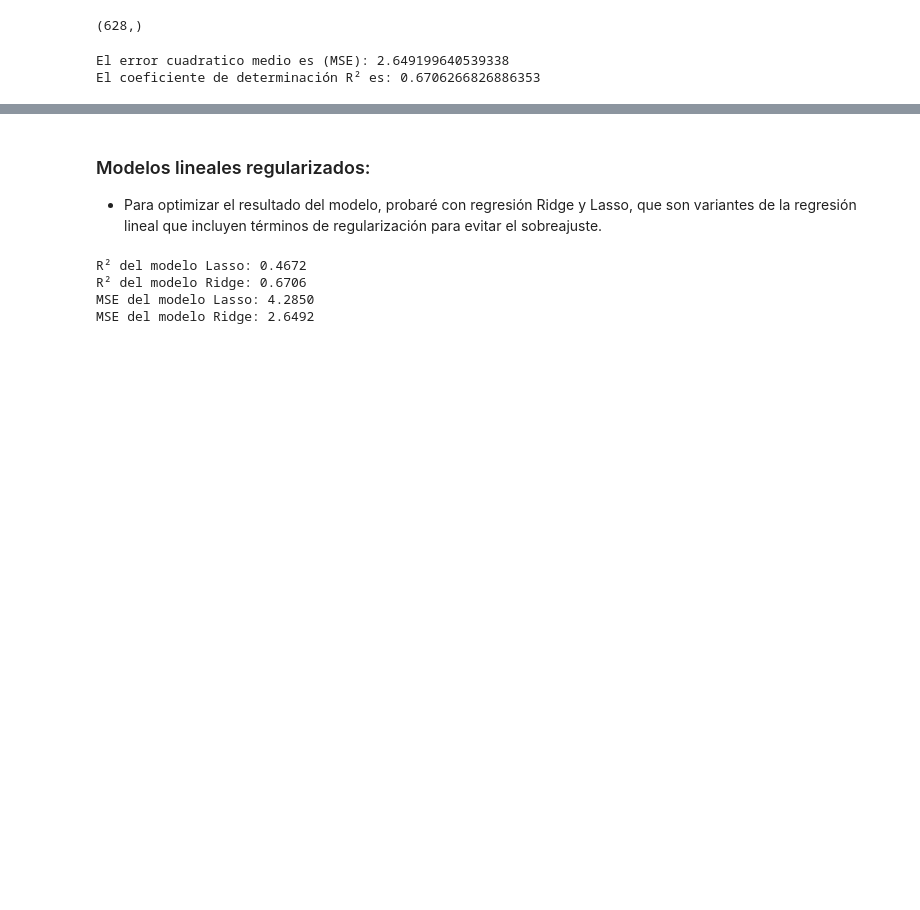
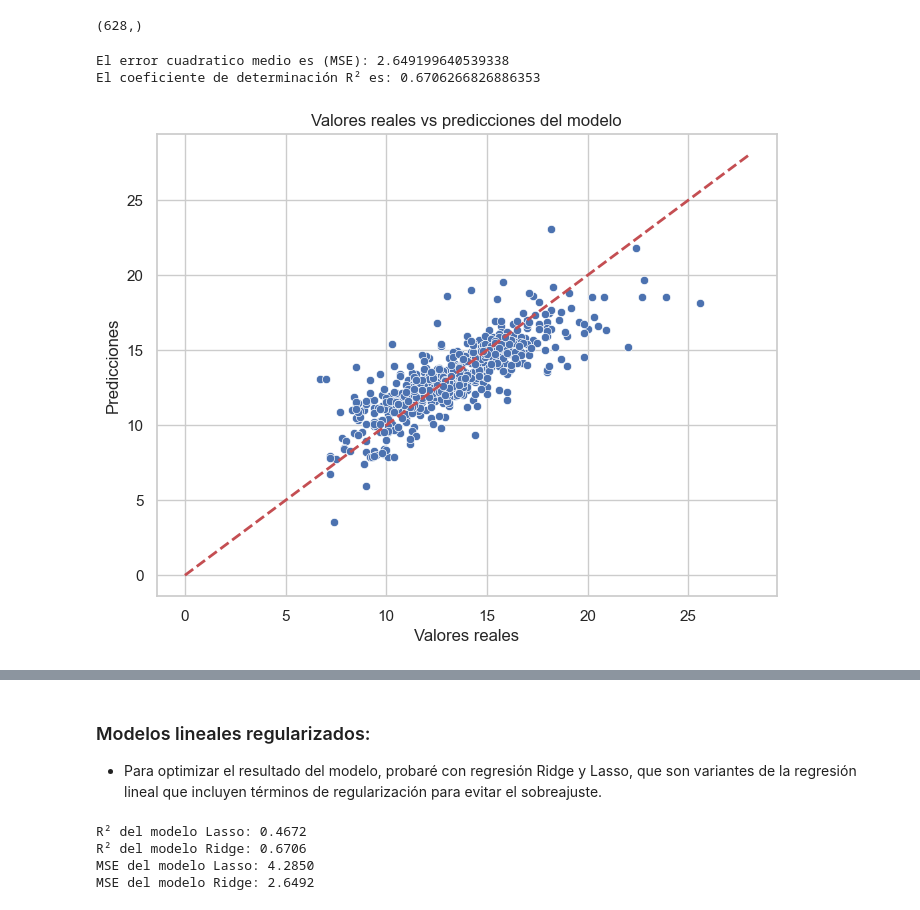
Before and after one commit to AlexSc97/machine-learning-python-modelos-lineales-regularizados, a Jupyter notebook: src/explore.ipynb, the cells around one changed output, grey strips where cells are left out. Saved outputs shown, nothing was run; the diff lists cells and outputs as text; code cells hidden in the pictures; blank space fills up the shorter version.

```diff
--- a/src/explore.ipynb
+++ b/src/explore.ipynb
@@ -265,3 +265,15 @@ print(f"El coeficiente de determinación R² es: {r2_score(y_test, y_pred)}")
 # %% [output]
 El error cuadratico medio es (MSE): 2.649199640539338
 El coeficiente de determinación R² es: 0.6706266826886353
+# %%
+# Graficar el resultado de la regresion lineal
+plt.figure(figsize=(8,6))
+sns.scatterplot(x= y_test, y=y_pred)
+plt.plot([0,28], [0,28], '--r', linewidth=2)
+plt.xlabel('Valores reales')
+plt.ylabel('Predicciones')
+plt.title("Valores reales vs predicciones del modelo")
+plt.grid(True)
+plt.show()
+# %% [output]
+[figure, added]
```
Also changed, not shown: parts of 12 cells of this notebook, 6 other files.
